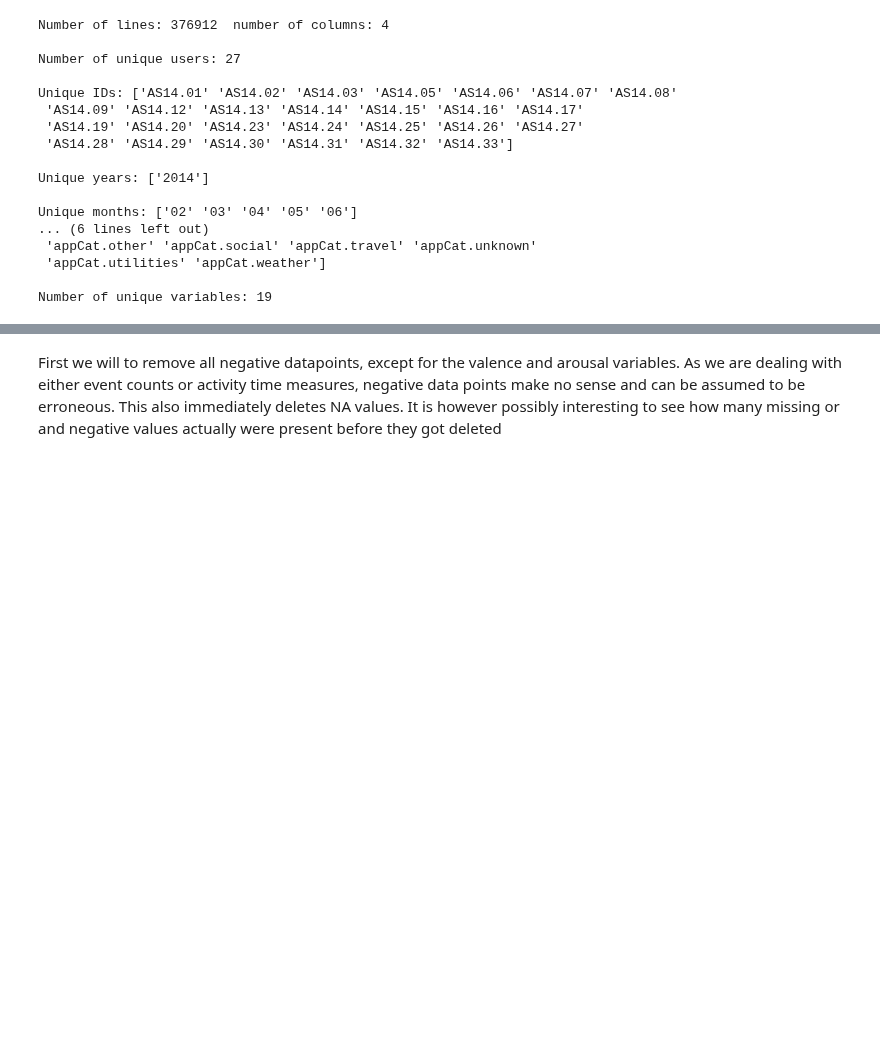
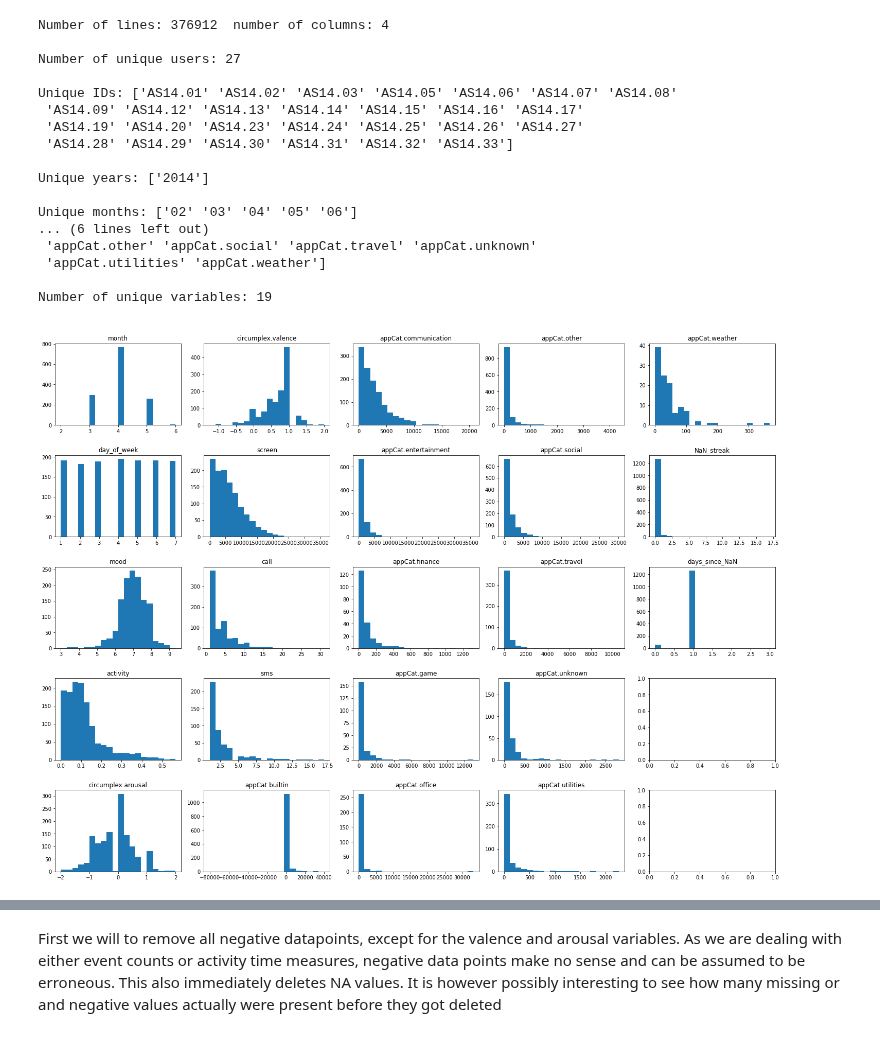
Before and after one commit to moosmiddelkoop/DMT-1, a Jupyter notebook: Assignment_1.ipynb, the cells around one changed output, grey strips where cells are left out. Saved outputs shown, nothing was run; the diff lists cells and outputs as text; code cells hidden in the pictures; blank space fills up the shorter version.

Commit message:
added graphics

```diff
--- a/Assignment_1.ipynb
+++ b/Assignment_1.ipynb
@@ -79,3 +79,17 @@ Unique months: ['02' '03' '04' '05' '06']
  'appCat.utilities' 'appCat.weather']
 
 Number of unique variables: 19
+# %%
+data_graphics = pd.read_csv('data/imputed_data_v2.csv')
+
+fig, axs = plt.subplots(5, 5, figsize = (20, 15), constrained_layout = True)
+k = 0
+for i, var in enumerate(data_graphics.iloc[:,4:].columns):
+    axs[i - k*5, k].hist(data_graphics[var], bins = 20)
+    axs[i - k*5, k].set_title("\n" + var)
+    if (i + 1) % 5 == 0:
+        k += 1
+
+plt.show()
+# %% [output]
+[figure, added]
```
Also changed, not shown: parts of 1 cell of this notebook.
